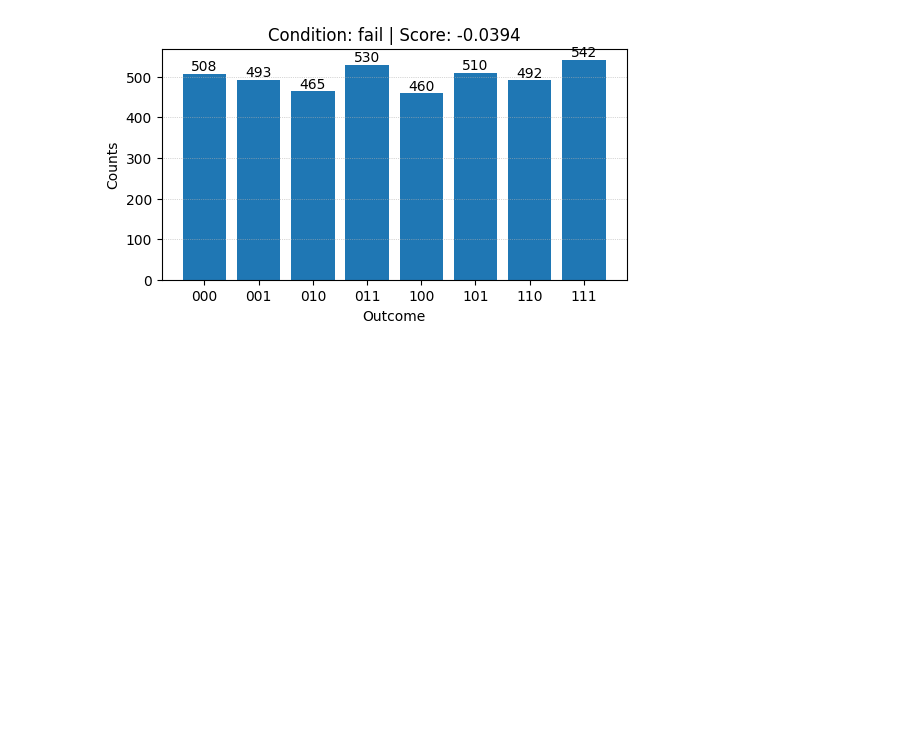
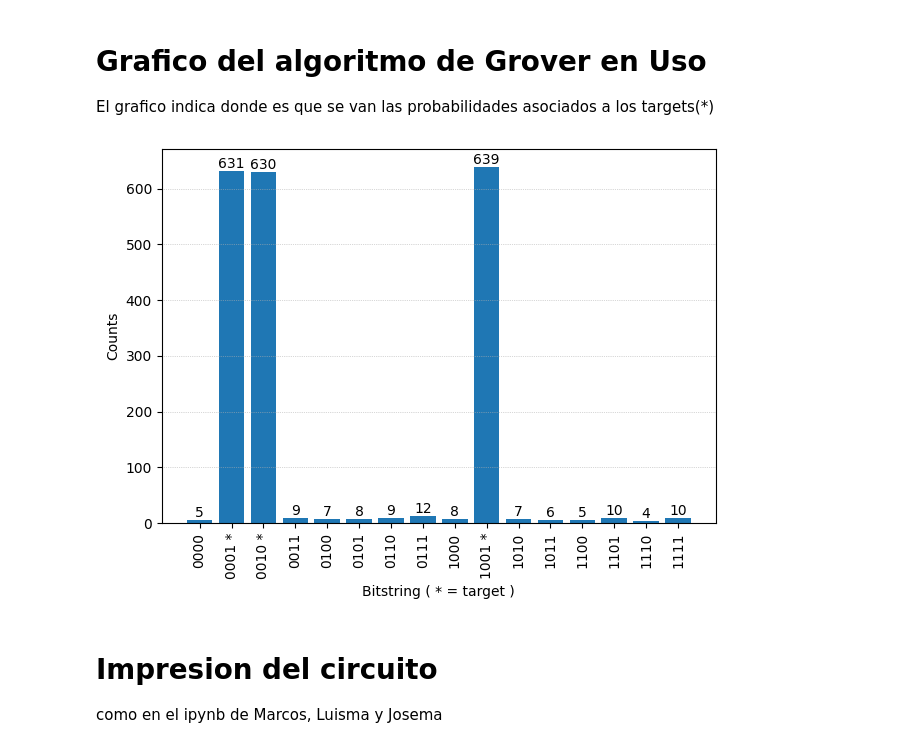
Before and after one commit to TiagoRestucha/qonscious, a Jupyter notebook: notebooks/grover_run_conditionally_demo.ipynb, the cells around one changed output. Saved outputs shown, nothing was run; the diff lists cells and outputs as text; code cells hidden in the pictures; blank space fills up the shorter version.

Commit message:
added files: grover1111_1001.ipynb from Marcos New FoM Grover with multiple targets Modified grover_run_conditionally_demo.ipynb to test multiple targets Modified __init__.py to include new FoM

```diff
--- a/notebooks/grover_run_conditionally_demo.ipynb
+++ b/notebooks/grover_run_conditionally_demo.ipynb
@@ -144,0 +21,8 @@ FoM properties:
+# %%
+def build_grover_oracle_check_circuit(num_qubits=2) -> QuantumCircuit:
+    """Circuito de prueba simple, e.g., preparación de Bell."""
+    qc = QuantumCircuit(num_qubits, num_qubits)
+    qc.h(0)
+    qc.cx(0, 1)
+    qc.measure_all()
+    return qc
@@ -145,20 +89,25 @@ FoM properties:
+# %% [markdown]
+# Grafico del algoritmo de Grover en Uso
+El grafico indica donde es que se van las probabilidades asociados a los targets(*)
 # %%
-counts = experiment_result["counts"]
-labels = sorted(counts)
-values = [counts[label] for label in labels]
+import matplotlib.pyplot as plt
 
-fig, ax = plt.subplots(figsize=(6, 3))
-bars = ax.bar(labels, values)
-ax.set_xlabel("Outcome")
-ax.set_ylabel("Counts")
-ax.set_title(
-    f"Condition: {qonscious_result['condition']} | Score: {fom_result['properties']['score']:.4f}"
-)
-ax.grid(True, axis="y", linestyle=":", linewidth=0.5)
+labels = [format(i, f'0{n}b') for i in range(2**n)]
+values = [counts.get(b, 0) for b in labels]
+tick_labels = [lbl + (" *" if lbl in targets else "") for lbl in labels]
 
-for bar, value in zip(bars, values):
-    ax.text(bar.get_x() + bar.get_width() / 2, bar.get_height(), value, ha="center", va="bottom")
-
-plt.show()
+fig, ax = plt.subplots()
+bars = ax.bar(range(len(labels)), values)
+ax.set_xticks(range(len(labels)))
+ax.set_xticklabels(tick_labels, rotation=90)
+ax.set_ylabel("Counts"); ax.set_xlabel("Bitstring ( * = target )")
+ax.grid(True, axis='y', linestyle=':', linewidth=0.5)
+for i, bar in enumerate(bars):
+    v = values[i]
+    if v: ax.text(bar.get_x()+bar.get_width()/2, v, str(v), ha='center', va='bottom')
+plt.tight_layout(); plt.show()
 # %% [output]
-[figure, old version]
+[figure, new version]
+# %% [markdown]
+# Impresion del circuito
+como en el ipynb de Marcos, Luisma y Josema
```
Also changed, not shown: parts of 11 cells of this notebook, 3 other files.
